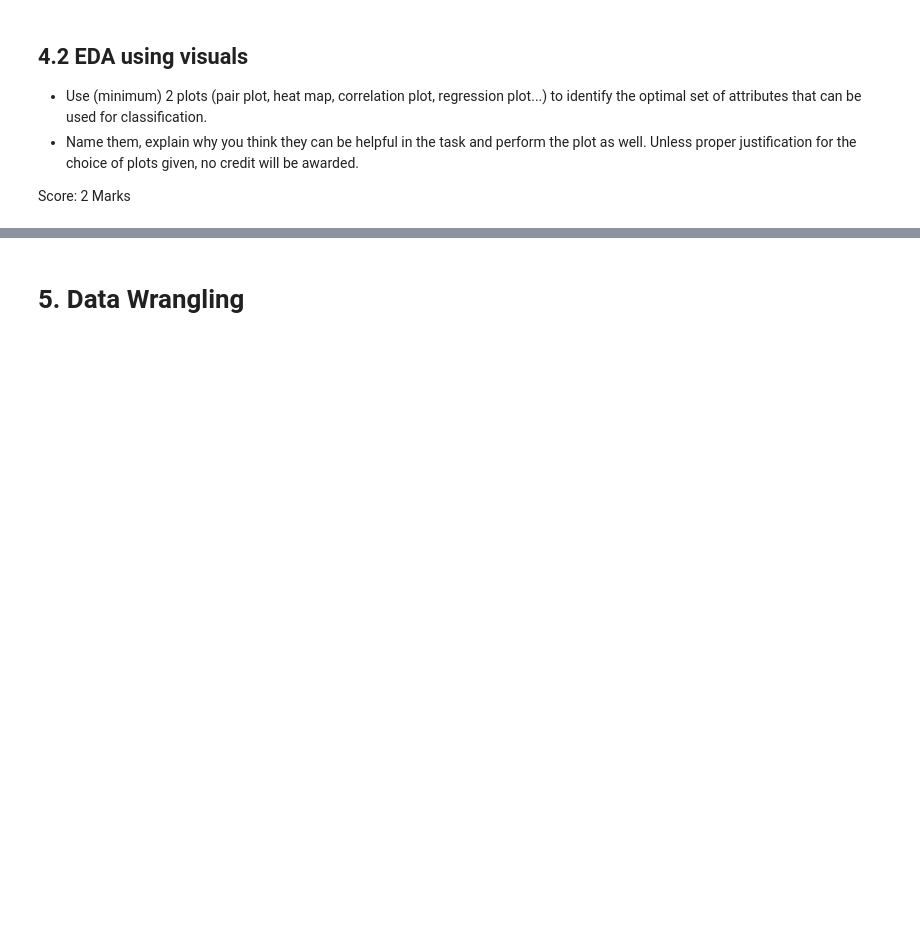
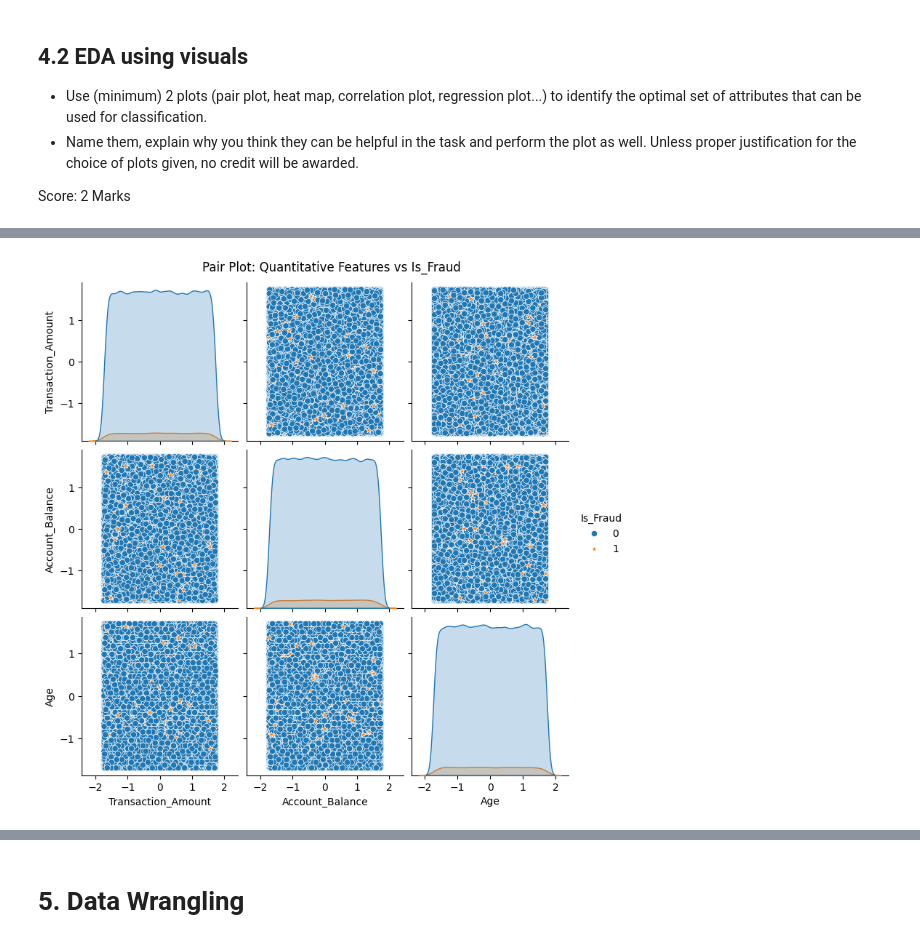
Before and after one commit to BholaySingh23/IntroDS_Assignment1, a Jupyter notebook: Group_24_IDS_Assignment_1.ipynb, the cells around one changed output, grey strips where cells are left out. Drawn from its saved outputs; the diff is of its cells as text; code cells hidden in the pictures; blank space fills up the shorter version.

```diff
--- a/Group_24_IDS_Assignment_1.ipynb
+++ b/Group_24_IDS_Assignment_1.ipynb
@@ -403,0 +538,7 @@ Score: 2 Marks
+# %%
+pairplot_columns = ['Transaction_Amount', 'Account_Balance', 'Age', 'Is_Fraud']
+sns.pairplot(std_df[pairplot_columns], hue='Is_Fraud', diag_kind='kde', markers=["o", "*"])
+plt.suptitle('Pair Plot: Quantitative Features vs Is_Fraud', y=1.02)
+plt.show()
+# %% [output]
+[figure, added]
```
Also changed, not shown: parts of 41 cells of this notebook.
